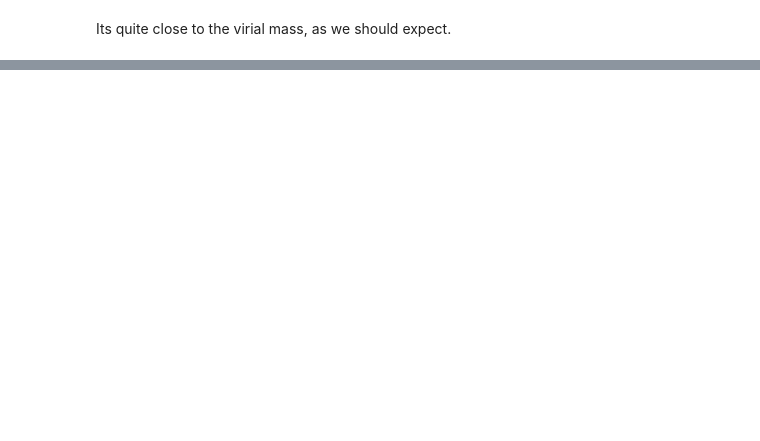
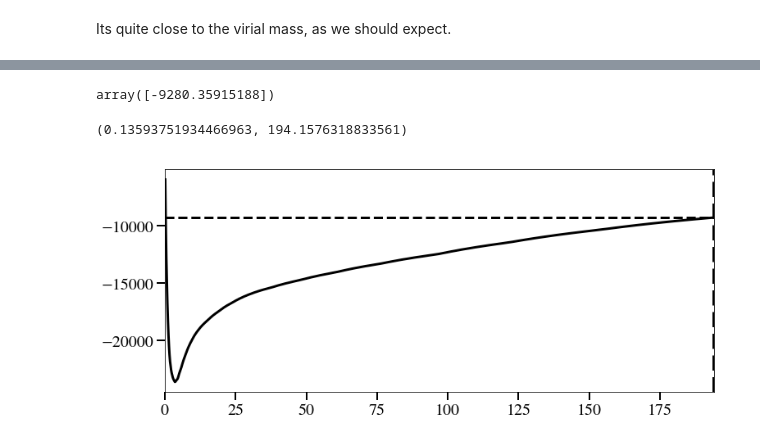
Before and after one commit to zhafen/clusters_of_FIRE, a Jupyter notebook: enclosed_mass_comparison.ipynb, the cells around one changed output, grey strips where cells are left out. Drawn from its saved outputs; the diff is of its cells as text; code cells hidden in the pictures; blank space fills up the shorter version.

```diff
--- a/enclosed_mass_comparison.ipynb
+++ b/enclosed_mass_comparison.ipynb
@@ -179,0 +190,2 @@ Its quite close to the virial mass, as we should expect.
+# %%
+h_a = data[0].data_attrs['hubble'] * ( 1. + data[0].data_attrs['redshift'] )
@@ -179,0 +200,59 @@ Its quite close to the virial mass, as we should expect.
+# %%
+# Find the equivalent energy (just interpolation, making using of
+# the monotonic nature of the energy
+r_co_arr = np.linspace( v_range[0]*1.001, v_range[1]*0.999, 1024 )
+r_arr = r_co_arr / h_a
+enclosed_mass = h_data.get_profile_data(
+    'M_in_r',
+    snum,
+    r_co_arr,
+    mt_halo_id = data[0].main_halo_id
+) / data[0].data_attrs['hubble']
+G = unyt.G.to( 'km**2/s**2*kpc/msun' ).value
+circ_energy = -0.5 * G * enclosed_mass / r_arr
+# %%
+e_at_rvir = -0.5 * G * pro_mvir / data[0].data_attrs['hubble'] / data[0].r_vir
+e_in =
+
+r_interp = np.interp( e_at_rvir, circ_energy, r_arr )
+# %%
+e_at_rvir
+# %% [output]
+array([-9280.35915188])
+# %%
+fig = plt.figure( figsize=(12,5), facecolor='w' )
+ax = plt.gca()
+
+ax.plot(
+    r_arr,
+    circ_energy,
+    linewidth = 3,
+    color = 'k',
+)
+
+
+ax.axhline(
+    e_at_rvir,
+    linestyle = '--',
+    linewidth = 3,
+    color = 'k',
+)
+ax.axvline(
+    r_interp,
+#     0.,
+#     1.,
+    linestyle = '--',
+    linewidth = 5,
+    color = 'k',
+)
+ax.axvline(
+    data[0].r_vir,
+    linestyle = '-.',
+    linewidth = 3,
+    color = 'grey',
+)
+
+ax.set_xlim( r_arr[0], r_arr[-1] )
+# %% [output]
+(0.13593751934466963, 194.1576318833561)
+[figure, added]
```
Also changed, not shown: parts of 8 cells of this notebook, 5 other files.
